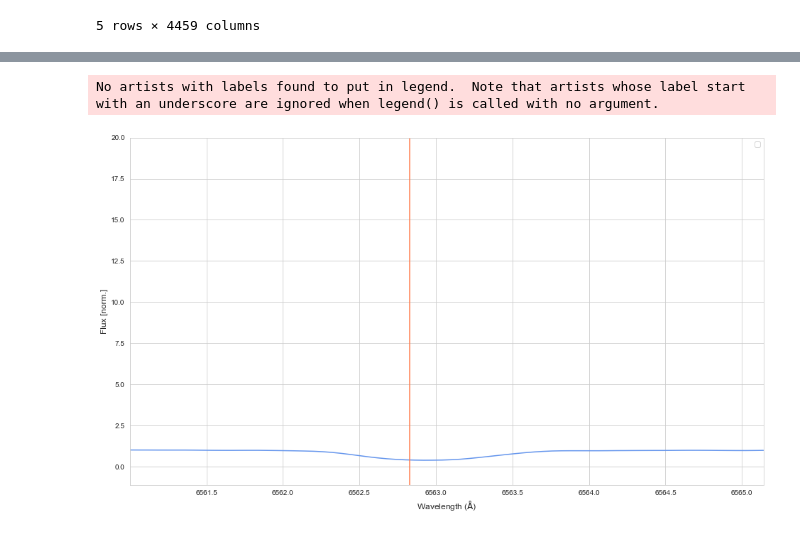
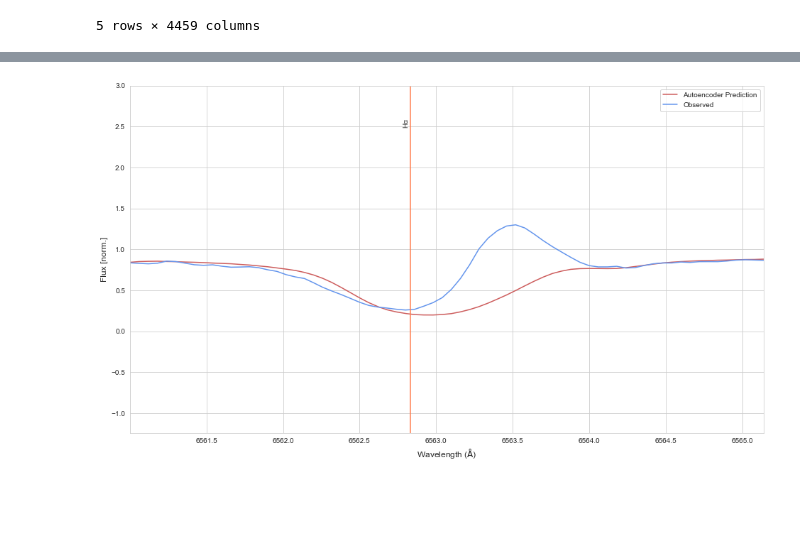
Before and after one commit to PravNJ/galah-test-nut, a Jupyter notebook: ew_plots.ipynb, the cells around one changed output, grey strips where cells are left out. Drawn from its saved outputs; the diff is of its cells as text; code cells hidden in the pictures; blank space fills up the shorter version.

Commit message:
compared predicted to actuals

```diff
--- a/ew_plots.ipynb
+++ b/ew_plots.ipynb
@@ -34,0 +51,4 @@ PLOT_MASK = range(1475,1545)
+# %%
+PLOT_INDEX=476622
+# %%
+df_dr3_full_data_only = df_dr3_full.drop('sobject_id',1)
@@ -34,0 +65,2 @@ PLOT_MASK = range(1475,1545)
+# %%
+df_dr3_predicted_data_only = df_dr3_predicted.drop('sobject_id',1)
@@ -35,13 +77,14 @@ PLOT_MASK = range(1475,1545)
 # %%
 f, ax = plt.subplots(figsize=(16,9))
-ax.plot(wl_grid[PLOT_MASK], df_dr3_predicted.loc[0,:][PLOT_MASK], color="cornflowerblue", lw=1.5, label=df_dr3_predicted.loc[0,:][""])
+ax.plot(wl_grid[PLOT_MASK], df_dr3_predicted_data_only.loc[PLOT_INDEX,:][PLOT_MASK], color="indianred", lw=1.5, label="Autoencoder Prediction")
+ax.plot(wl_grid[PLOT_MASK], df_dr3_full_data_only.loc[PLOT_INDEX,:][PLOT_MASK], color="cornflowerblue", lw=1.5,label="Observed")
 plt.axvline(x=6562.83, color='coral')
+ax.text(6562.78,2.5,"Hα", rotation=90)
 ax.set_xlabel("Wavelength ($\mathrm{\AA}$)", size=12)
 ax.set_ylabel("Flux [norm.]", size=12)
-ax.set_ylim((df_dr3_predicted.loc[0,:][PLOT_MASK].min()- 1.50),(20))
+ax.set_ylim((df_dr3_full_data_only.loc[PLOT_INDEX,:][PLOT_MASK].min()- 1.50),3)
 ax.set_xlim(wl_grid[PLOT_MASK].min(), wl_grid[PLOT_MASK].max() )
 ax.legend()
 plt.show()
 # %% [output]
-No artists with labels found to put in legend.  Note that artists whose label start with an underscore are ignored when legend() is called with no argument.
-[figure, old version]
+[figure, new version]
```
Also changed, not shown: parts of 4 cells of this notebook.
